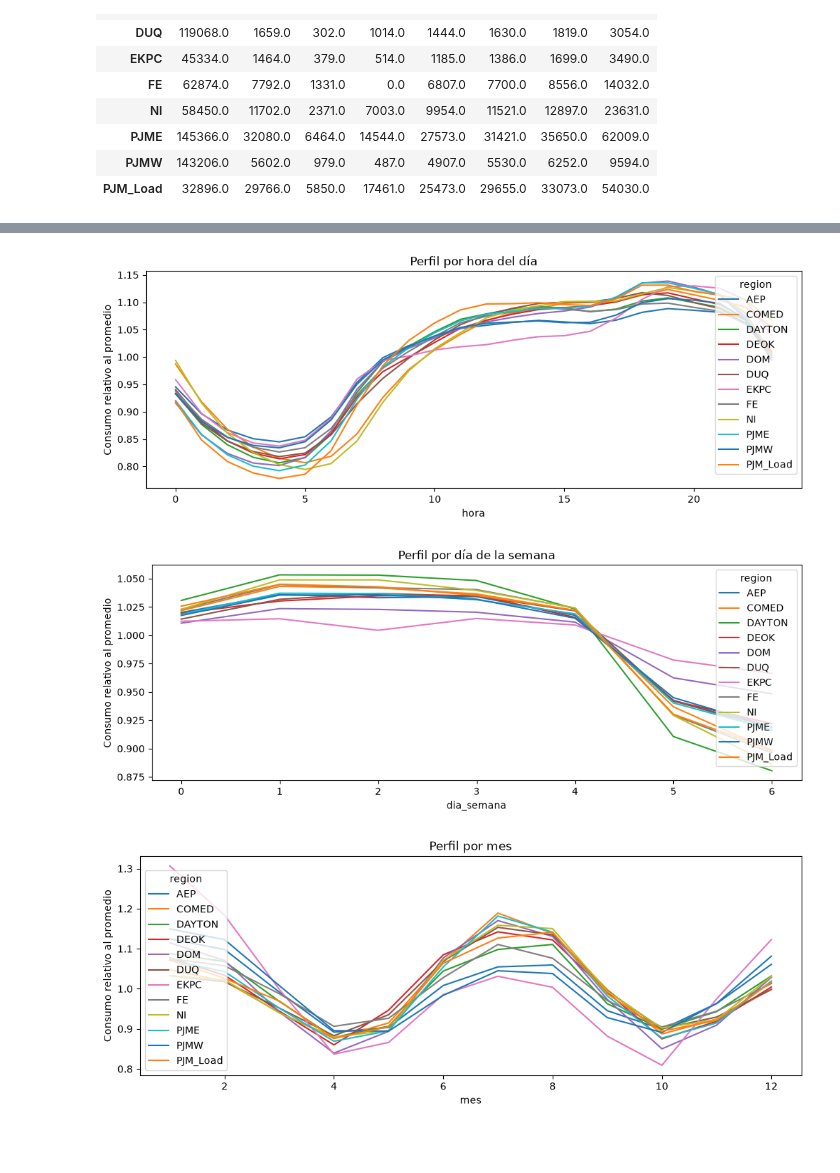
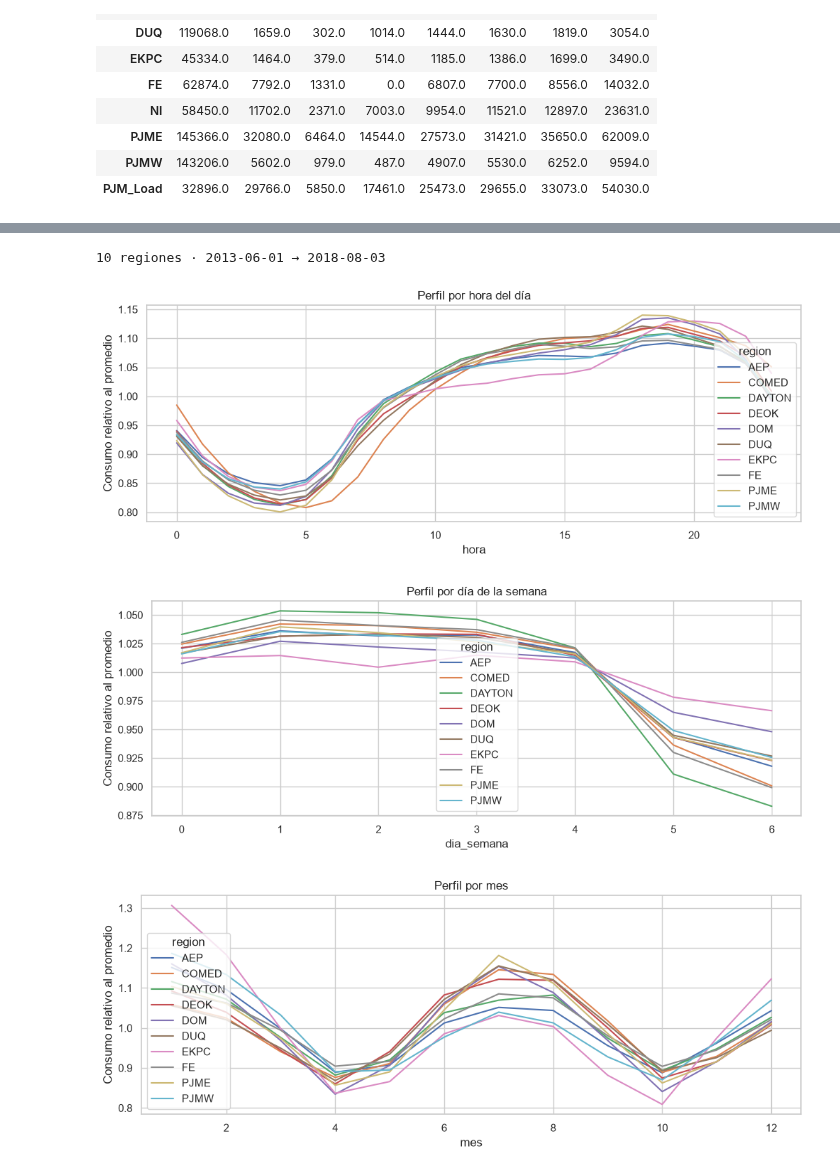
Before and after one commit to LukasGarrido/energy-consumption-analysis, a Jupyter notebook: notebooks/01_exploracion.ipynb, the cells around one changed output, grey strips where cells are left out. Drawn from its saved outputs; the diff is of its cells as text; code cells hidden in the pictures; blank space fills up the shorter version.

```diff
--- a/notebooks/01_exploracion.ipynb
+++ b/notebooks/01_exploracion.ipynb
@@ -7,12 +24,14 @@
 %load_ext autoreload
 %autoreload 2
 
-from src.data_loader import list_region_files, load_region, load_regions_dict, load_all_regions
-
 import pandas as pd
-import numpy as np
 import matplotlib.pyplot as plt
 import seaborn as sns
+
+from src.data_loader import load_regions_dict, load_all_regions
+
+sns.set_theme(style="whitegrid")
+pd.set_option("display.max_columns", None)
 # %% [output]
 The autoreload extension is already loaded. To reload it, use:
   %reload_ext autoreload
@@ -156,0 +145,12 @@ detalle.head(10)
+# %%
+inicio_comun = resumen['fecha_inicial'].max()
+fin_comun = resumen['fecha_final'].min()
+print(f"Periodo común a las {len(resumen)} regiones: {inicio_comun} → {fin_comun}")
+print("¿Existe solape entre todas?", inicio_comun < fin_comun)
+
+# Regiones que llegan hasta el final del dataset
+corte = resumen['fecha_final'].max() - pd.Timedelta(days=7)
+vigentes = resumen[resumen['fecha_final'] >= corte]
+print(f"\nRegiones vigentes ({len(vigentes)}): {list(vigentes.index)}")
+print(f"Periodo común de las vigentes: {vigentes['fecha_inicial'].max()} → {vigentes['fecha_final'].min()}")
+print("Fuera de ese grupo:", [r for r in resumen.index if r not in vigentes.index])
@@ -233,4 +345,0 @@ plt.show()
-# %%
-df['hora'] = df['Datetime'].dt.hour
-df['mes'] = df['Datetime'].dt.month
-df['dia_semana'] = df['Datetime'].dt.dayofweek
@@ -237,12 +359,27 @@ df['dia_semana'] = df['Datetime'].dt.dayofweek
+# %%
+inicio_v = vigentes['fecha_inicial'].max()
+fin_v = vigentes['fecha_final'].min()
+
+df_comun = (
+    df[df['region'].isin(vigentes.index) & df['Datetime'].between(inicio_v, fin_v)]
+    .assign(
+        hora=lambda x: x['Datetime'].dt.hour,
+        dia_semana=lambda x: x['Datetime'].dt.dayofweek,   # 0 = lunes
+        mes=lambda x: x['Datetime'].dt.month,
+    )
+)
+print(f"{df_comun['region'].nunique()} regiones · {inicio_v:%Y-%m-%d} → {fin_v:%Y-%m-%d}")
+# %% [output]
+10 regiones · 2013-06-01 → 2018-08-03
 # %%
 for col, titulo in [('hora', 'Perfil por hora del día'),
                     ('dia_semana', 'Perfil por día de la semana'),
                     ('mes', 'Perfil por mes')]:
-    perfil = df.groupby(['region', col])['MW'].mean().unstack(0)
+    perfil = df_comun.groupby(['region', col])['MW'].mean().unstack(0)
     (perfil / perfil.mean()).plot(figsize=(12, 4), title=titulo)
     plt.ylabel('Consumo relativo al promedio')
     plt.show()
 # %% [output]
-[figure, old version]
+[figure, new version]
-[figure, old version]
+[figure, new version]
-[figure, old version]
+[figure, new version]
```
Also changed, not shown: parts of 28 cells of this notebook.
